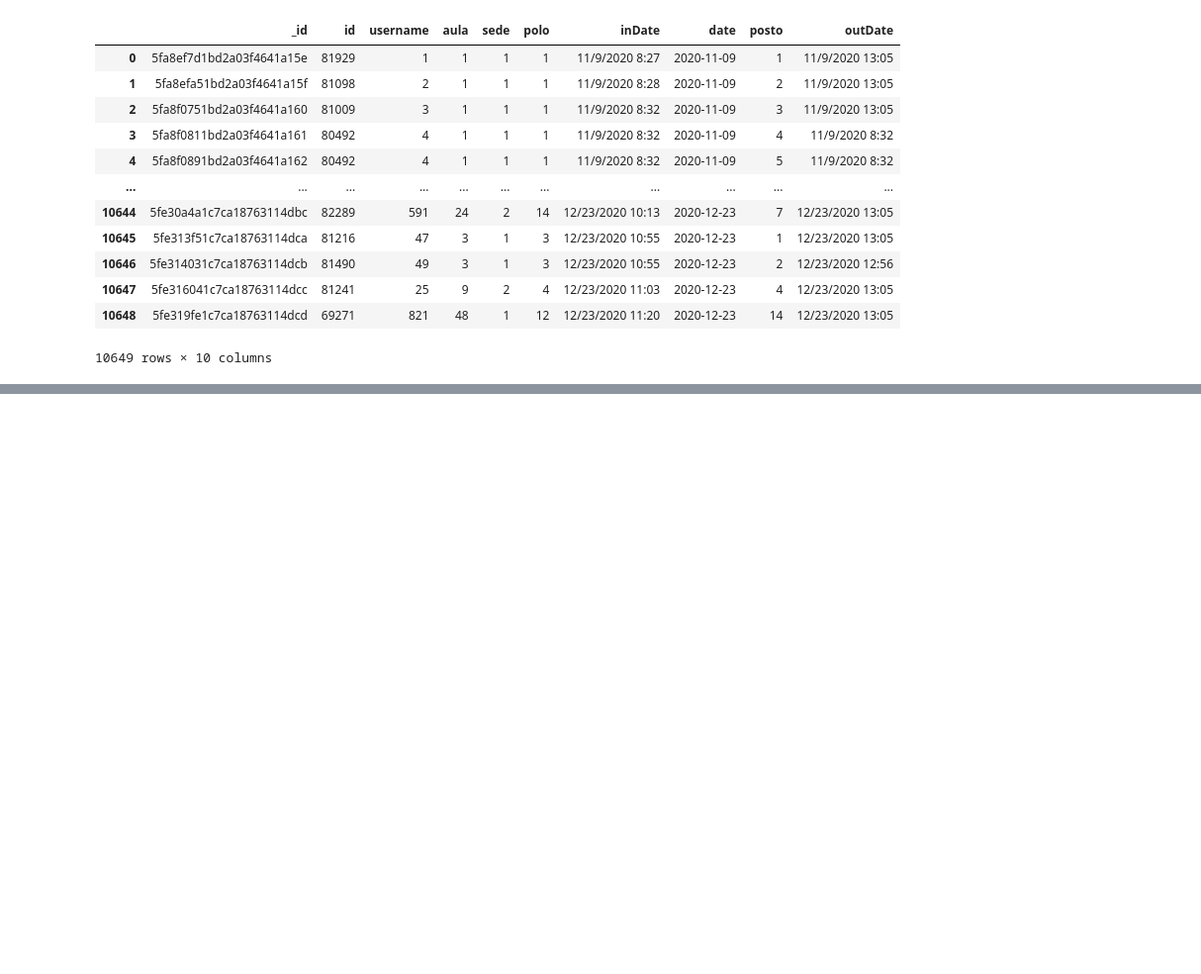
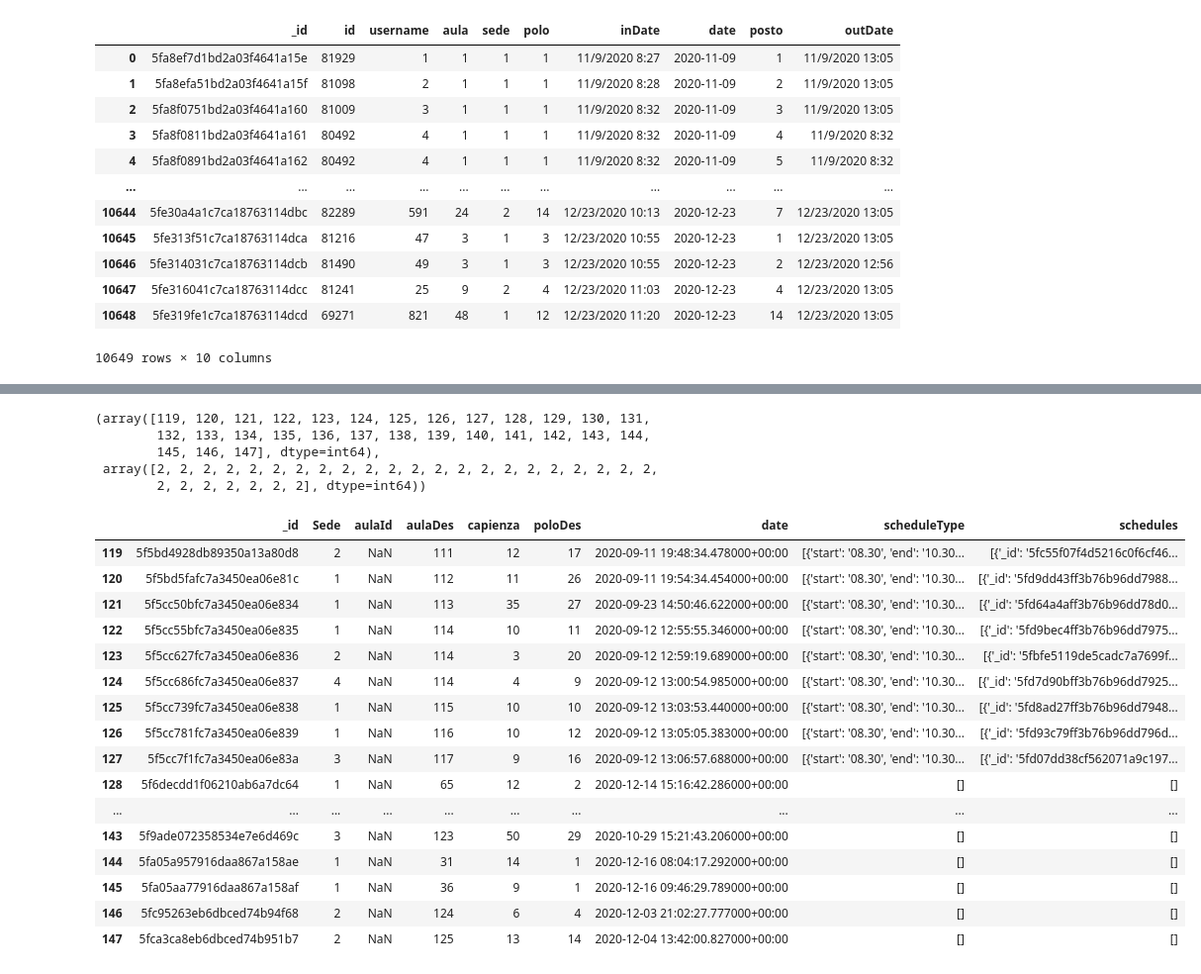
Before and after one commit to NiiColeman/DataAnalytics, a Jupyter notebook: DataCleaning.ipynb, the cells around one changed output, grey strips where cells are left out. Shown: that part at 99% size. Saved outputs shown, nothing was run; the diff lists cells and outputs as text; code cells hidden in the pictures; blank space fills up the shorter version.

```diff
--- a/DataCleaning.ipynb
+++ b/DataCleaning.ipynb
@@ -113,0 +183,30 @@ rs=pd.read_json('data/roomSchedule.json')
+# %%
+ np.where(pd.isnull(rooms))
+#this gives the index of all rows with null values
+# %% [output]
+(array([119, 120, 121, 122, 123, 124, 125, 126, 127, 128, 129, 130, 131,
+        132, 133, 134, 135, 136, 137, 138, 139, 140, 141, 142, 143, 144,
+        145, 146, 147], dtype=int64),
+ array([2, 2, 2, 2, 2, 2, 2, 2, 2, 2, 2, 2, 2, 2, 2, 2, 2, 2, 2, 2, 2, 2,
+        2, 2, 2, 2, 2, 2, 2], dtype=int64))
+# %%
+rooms[rooms.aulaId.isnull()]
+# list of all NaN rows
+# %% [output]
+|  | _id | Sede | aulaId | aulaDes | capienza | poloDes | date | scheduleType | schedules |
+| 119 | 5f5bd4928db89350a13a80d8 | 2 | NaN | 111 | 12 | 17 | 2020-09-11 19:48:34.478000+00:00 | [{'start': '08.30', 'end': '10.30... | [{'_id': '5fc55f07f4d5216c0f6cf46... |
+| 120 | 5f5bd5fafc7a3450ea06e81c | 1 | NaN | 112 | 11 | 26 | 2020-09-11 19:54:34.454000+00:00 | [{'start': '08.30', 'end': '10.30... | [{'_id': '5fd9dd43ff3b76b96dd7988... |
+| 121 | 5f5cc50bfc7a3450ea06e834 | 1 | NaN | 113 | 35 | 27 | 2020-09-23 14:50:46.622000+00:00 | [{'start': '08.30', 'end': '10.30... | [{'_id': '5fd64a4aff3b76b96dd78d0... |
+| 122 | 5f5cc55bfc7a3450ea06e835 | 1 | NaN | 114 | 10 | 11 | 2020-09-12 12:55:55.346000+00:00 | [{'start': '08.30', 'end': '10.30... | [{'_id': '5fd9bec4ff3b76b96dd7975... |
+| 123 | 5f5cc627fc7a3450ea06e836 | 2 | NaN | 114 | 3 | 20 | 2020-09-12 12:59:19.689000+00:00 | [{'start': '08.30', 'end': '10.30... | [{'_id': '5fbfe5119de5cadc7a7699f... |
+| 124 | 5f5cc686fc7a3450ea06e837 | 4 | NaN | 114 | 4 | 9 | 2020-09-12 13:00:54.985000+00:00 | [{'start': '08.30', 'end': '10.30... | [{'_id': '5fd7d90bff3b76b96dd7925... |
+| 125 | 5f5cc739fc7a3450ea06e838 | 1 | NaN | 115 | 10 | 10 | 2020-09-12 13:03:53.440000+00:00 | [{'start': '08.30', 'end': '10.30... | [{'_id': '5fd8ad27ff3b76b96dd7948... |
+| 126 | 5f5cc781fc7a3450ea06e839 | 1 | NaN | 116 | 10 | 12 | 2020-09-12 13:05:05.383000+00:00 | [{'start': '08.30', 'end': '10.30... | [{'_id': '5fd93c79ff3b76b96dd796d... |
+| 127 | 5f5cc7f1fc7a3450ea06e83a | 3 | NaN | 117 | 9 | 16 | 2020-09-12 13:06:57.688000+00:00 | [{'start': '08.30', 'end': '10.30... | [{'_id': '5fd07dd38cf562071a9c197... |
+| 128 | 5f6decdd1f06210ab6a7dc64 | 1 | NaN | 65 | 12 | 2 | 2020-12-14 15:16:42.286000+00:00 | [] | [] |
+| ... | ... | ... | ... | ... | ... | ... | ... | ... | ... |
+| 143 | 5f9ade072358534e7e6d469c | 3 | NaN | 123 | 50 | 29 | 2020-10-29 15:21:43.206000+00:00 | [] | [] |
+| 144 | 5fa05a957916daa867a158ae | 1 | NaN | 31 | 14 | 1 | 2020-12-16 08:04:17.292000+00:00 | [] | [] |
+| 145 | 5fa05aa77916daa867a158af | 1 | NaN | 36 | 9 | 1 | 2020-12-16 09:46:29.789000+00:00 | [] | [] |
+| 146 | 5fc95263eb6dbced74b94f68 | 2 | NaN | 124 | 6 | 4 | 2020-12-03 21:02:27.777000+00:00 | [] | [] |
+| 147 | 5fca3ca8eb6dbced74b951b7 | 2 | NaN | 125 | 13 | 14 | 2020-12-04 13:42:00.827000+00:00 | [] | [] |
```
Also changed, not shown: parts of 11 cells of this notebook, 7 other files.
